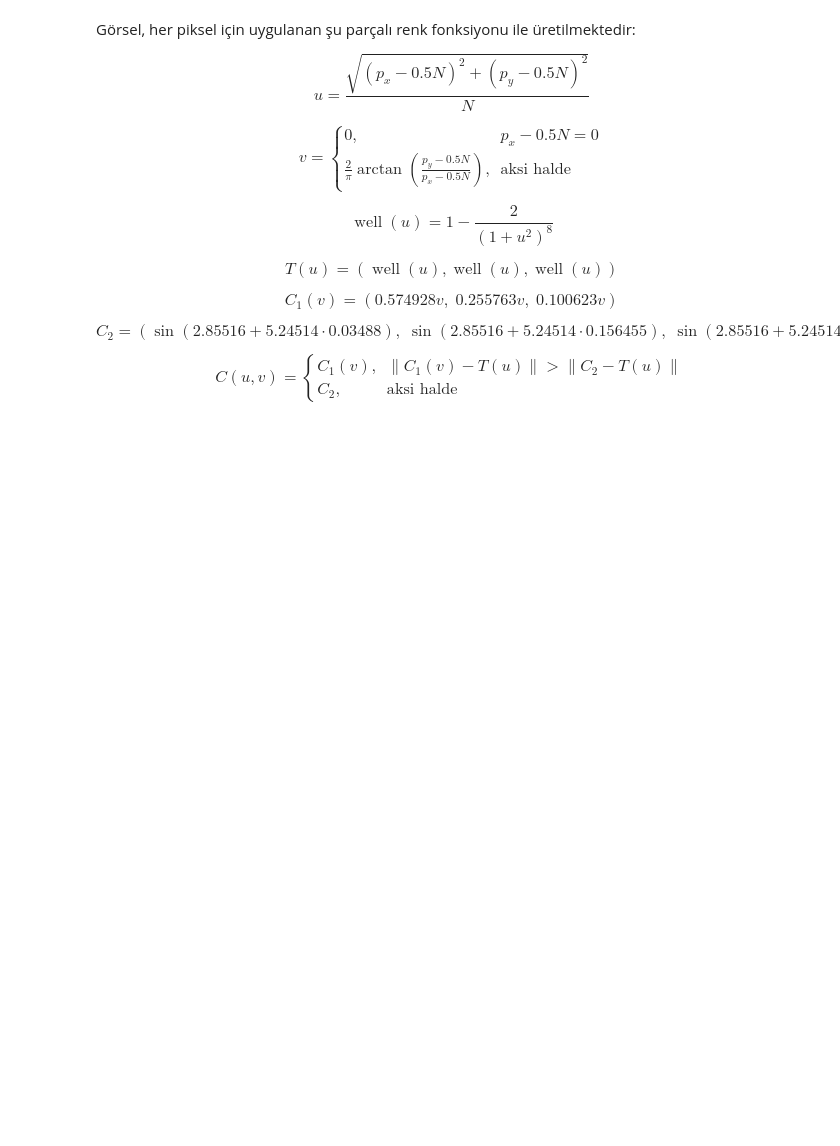
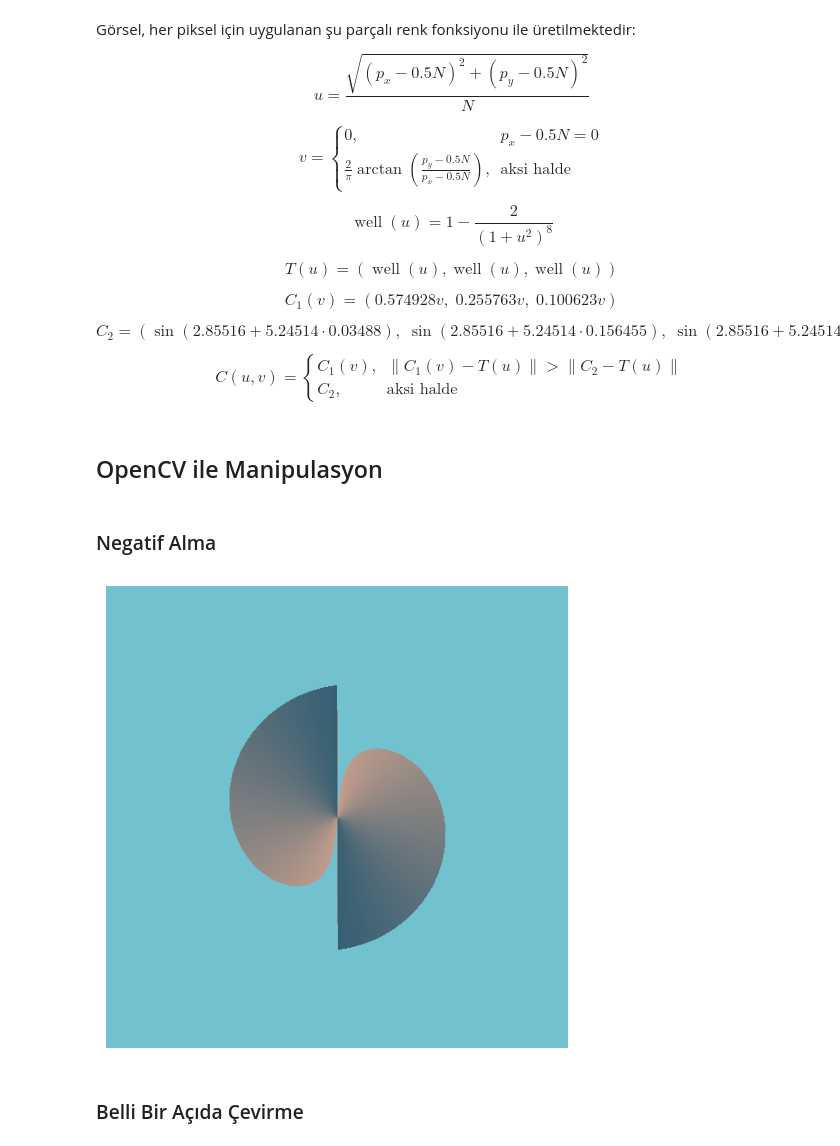
Before and after one commit to gndzegemen/ImageProcessingHW1, a Jupyter notebook: ImageManipulation.ipynb, the cells around one changed output. Cells and saved outputs as stored; diff of their text form; code cells hidden in the pictures; blank space fills up the shorter version.

```diff
--- a/ImageManipulation.ipynb
+++ b/ImageManipulation.ipynb
@@ -242,3 +288,21 @@ C_1(v), & \|C_1(v)-T(u)\| > \|C_2-T(u)\| \\
 C_2, & \text{aksi halde}
 \end{cases}
 $$
+# %% [markdown]
+## OpenCV ile Manipulasyon
+# %% [markdown]
+### Negatif Alma
+# %%
+negative_img = img_rgba.copy()
+negative_img[:, :, :3] = 255 - negative_img[:, :, :3]
+# %%
+from matplotlib import pyplot as plt
+
+plt.figure(figsize=(6, 6))
+plt.imshow(negative_img)
+plt.axis("off")
+plt.show()
+# %% [output]
+[figure, added]
+# %% [markdown]
+### Belli Bir Açıda Çevirme
```
Also changed, not shown: parts of 28 cells of this notebook, 3 other files.
